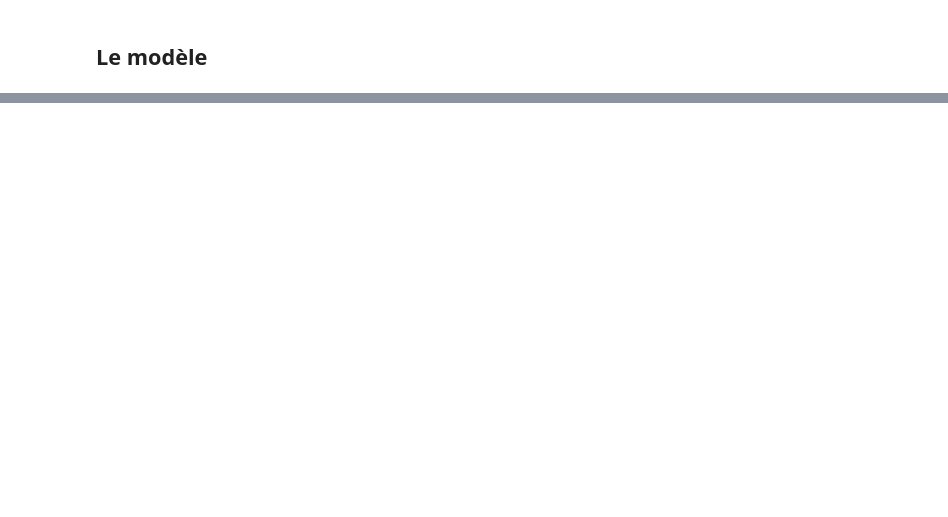
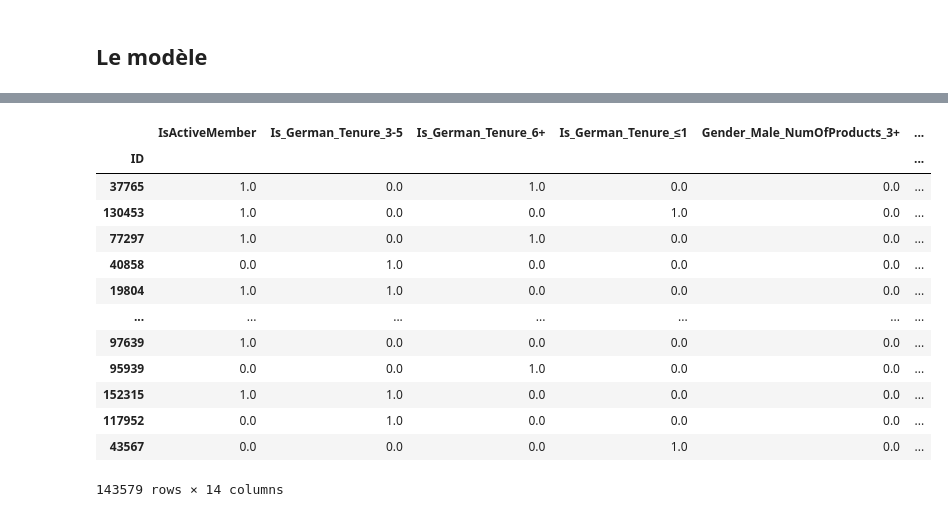
Before and after one commit to lbihin/mlpro-classification-bank-churn-2025, a Jupyter notebook: modelisation/modelisation-v1.ipynb, the cells around one changed output, grey strips where cells are left out. Drawn from its saved outputs; the diff is of its cells as text; code cells hidden in the pictures; blank space fills up the shorter version.

```diff
--- a/modelisation/modelisation-v1.ipynb
+++ b/modelisation/modelisation-v1.ipynb
@@ -61,0 +130,18 @@ The y_test set contains: (28716,) elements
+# %%
+# On teste le préprocessing
+preprocessing.fit_transform(X)
+# %% [output]
+|  | IsActiveMember | Is_German_Tenure_3-5 | Is_German_Tenure_6+ | Is_German_Tenure_≤1 | Gender_Male_NumOfProducts_3+ | ... |
+| ID |  |  |  |  |  | ... |
+| 37765 | 1.0 | 0.0 | 1.0 | 0.0 | 0.0 | ... |
+| 130453 | 1.0 | 0.0 | 0.0 | 1.0 | 0.0 | ... |
+| 77297 | 1.0 | 0.0 | 1.0 | 0.0 | 0.0 | ... |
+| 40858 | 0.0 | 1.0 | 0.0 | 0.0 | 0.0 | ... |
+| 19804 | 1.0 | 1.0 | 0.0 | 0.0 | 0.0 | ... |
+| ... | ... | ... | ... | ... | ... | ... |
+| 97639 | 1.0 | 0.0 | 0.0 | 0.0 | 0.0 | ... |
+| 95939 | 0.0 | 0.0 | 1.0 | 0.0 | 0.0 | ... |
+| 152315 | 1.0 | 1.0 | 0.0 | 0.0 | 0.0 | ... |
+| 117952 | 0.0 | 1.0 | 0.0 | 0.0 | 0.0 | ... |
+| 43567 | 0.0 | 0.0 | 0.0 | 1.0 | 0.0 | ... |
+143579 rows × 14 columns
```
Also changed, not shown: parts of 11 cells of this notebook, 5 other files.
